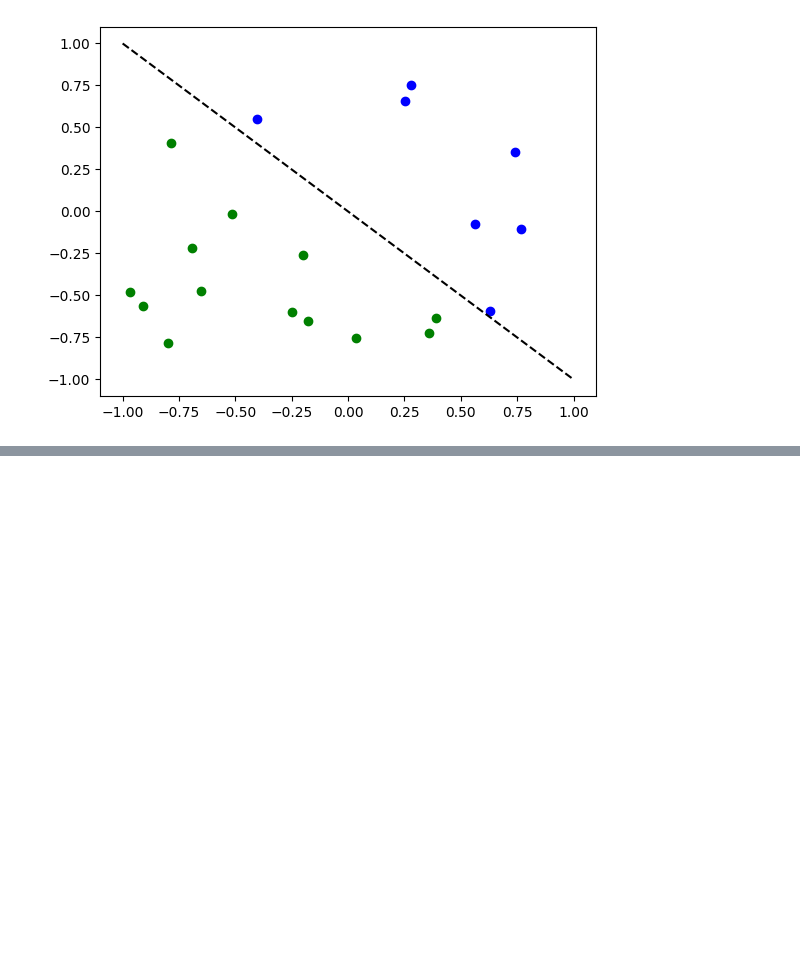
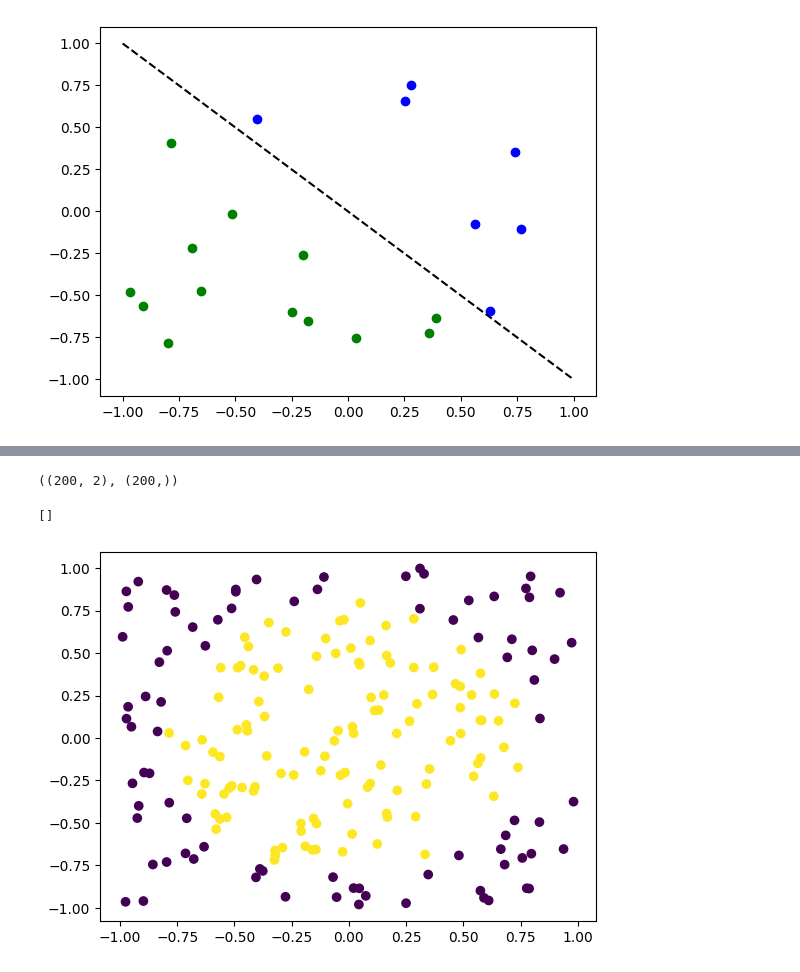
Before and after one commit to ericardomuten/-qamp-spring-23-, a Jupyter notebook: Development Notebook.ipynb, the cells around one changed output, grey strips where cells are left out. Cells and saved outputs as stored; diff of their text form; code cells hidden in the pictures; blank space fills up the shorter version.

```diff
--- a/Development Notebook.ipynb
+++ b/Development Notebook.ipynb
@@ -437,0 +681,25 @@ Accuracy: 1.0
+# %%
+num_samples = 200
+data, settings = data_generator('circle', num_samples)
+
+for i in range(num_samples):
+    if i == 0:
+        x = data[i][0].reshape(1,-1)
+        y = [data[i][1]]
+    else:
+        x = np.concatenate((x, data[i][0].reshape(1,-1)), axis=0)
+        y += [data[i][1]]
+
+
+y = np.array(y)
+# %%
+x.shape, y.shape
+# %% [output]
+((200, 2), (200,))
+# %%
+plt.scatter(x[:,0], x[:,1], c=y)
+
+plt.plot()
+# %% [output]
+[]
+[figure, added]
```
Also changed, not shown: parts of 15 cells of this notebook.
